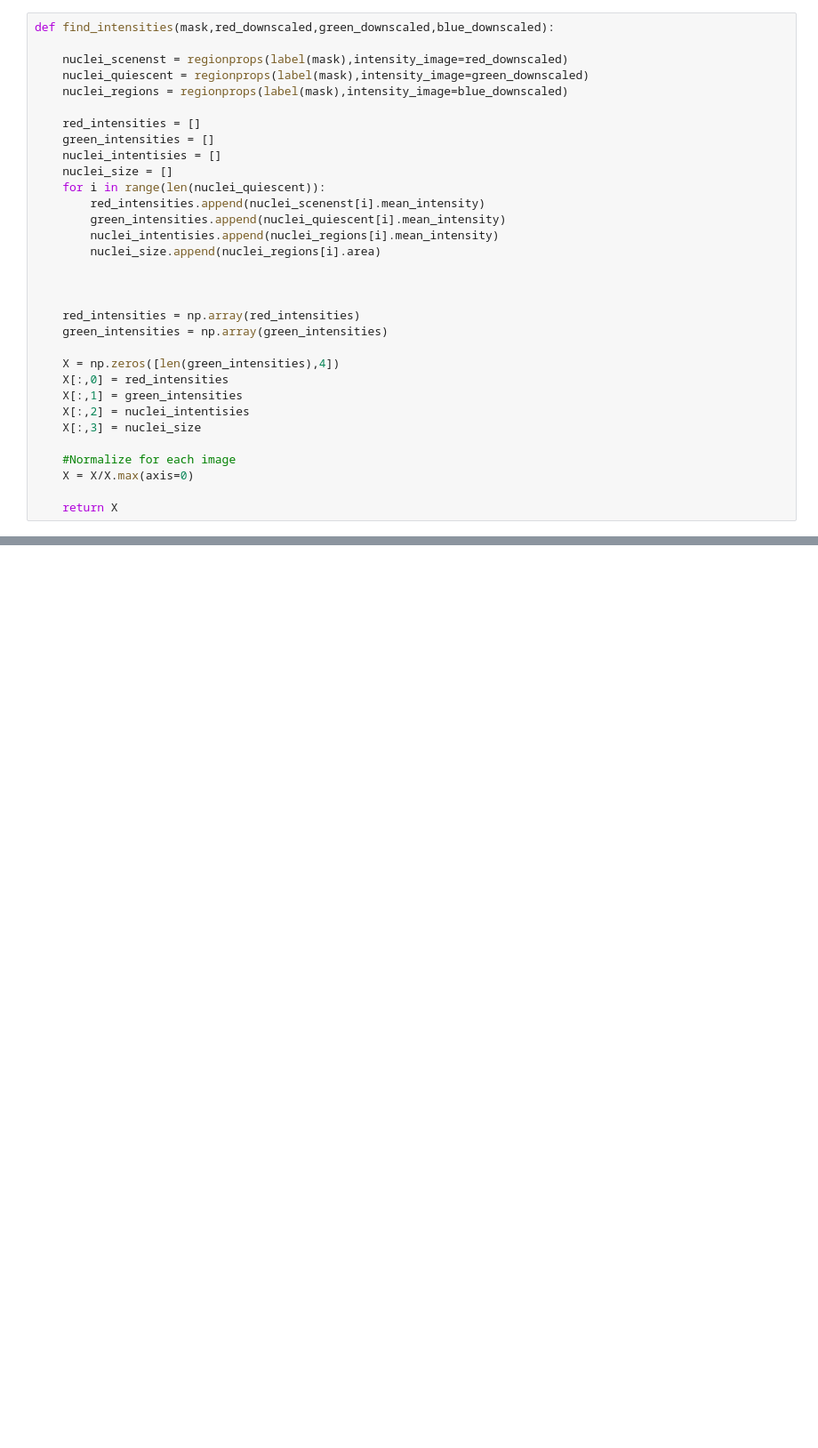
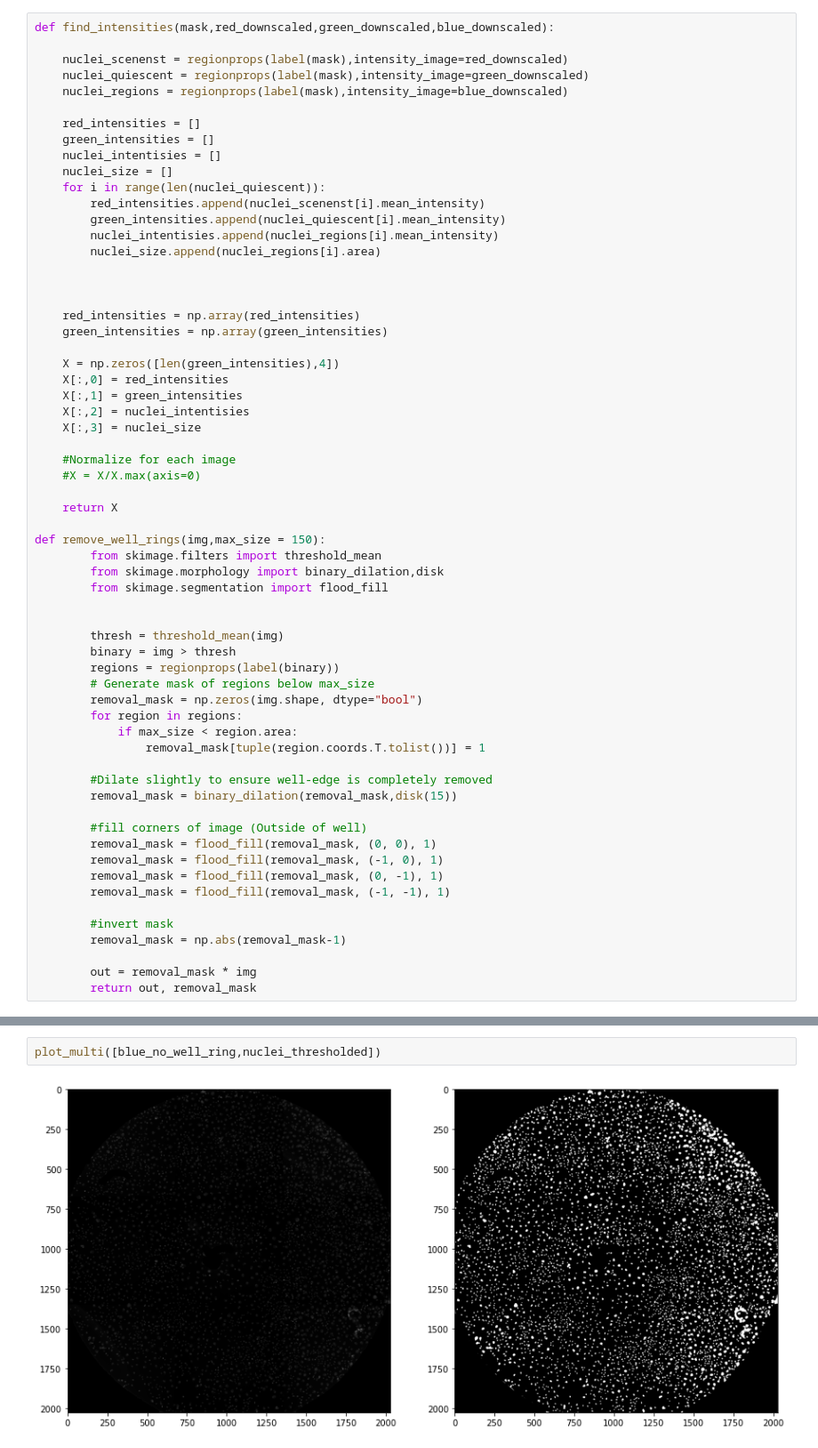
Before and after one commit to BIIFSweden/SenolyticDetection, a Jupyter notebook: test.ipynb, the cells around one changed output, grey strips where cells are left out. Shown at 89% size. Cells and saved outputs as stored; diff of their text form; blank space fills up the shorter version.

```diff
--- a/test.ipynb
+++ b/test.ipynb
@@ -71,6 +49,36 @@ def find_intensities(mask,red_downscaled,green_downscaled,blue_downscaled):
     X[:,3] = nuclei_size
 
     #Normalize for each image
-    X = X/X.max(axis=0)
+    #X = X/X.max(axis=0)
 
     return X
+
+def remove_well_rings(img,max_size = 150):
+        from skimage.filters import threshold_mean
+        from skimage.morphology import binary_dilation,disk
+        from skimage.segmentation import flood_fill
+
+
+        thresh = threshold_mean(img)
+        binary = img > thresh
+        regions = regionprops(label(binary))
+        # Generate mask of regions below max_size
+        removal_mask = np.zeros(img.shape, dtype="bool")
+        for region in regions:
+            if max_size < region.area:
+                removal_mask[tuple(region.coords.T.tolist())] = 1
+
+        #Dilate slightly to ensure well-edge is completely removed
+        removal_mask = binary_dilation(removal_mask,disk(15))
+
+        #fill corners of image (Outside of well)
+        removal_mask = flood_fill(removal_mask, (0, 0), 1)
+        removal_mask = flood_fill(removal_mask, (-1, 0), 1)
+        removal_mask = flood_fill(removal_mask, (0, -1), 1)
+        removal_mask = flood_fill(removal_mask, (-1, -1), 1)
+
+        #invert mask
+        removal_mask = np.abs(removal_mask-1)
+
+        out = removal_mask * img
+        return out, removal_mask
@@ -193 +167,5 @@ all_X = np.concatenate(all_X)
+# %%
+plot_multi([blue_no_well_ring,nuclei_thresholded])
+# %% [output]
+[figure, added]
 # %%
```
Also changed, not shown: parts of 6 cells of this notebook, 6 other files.
